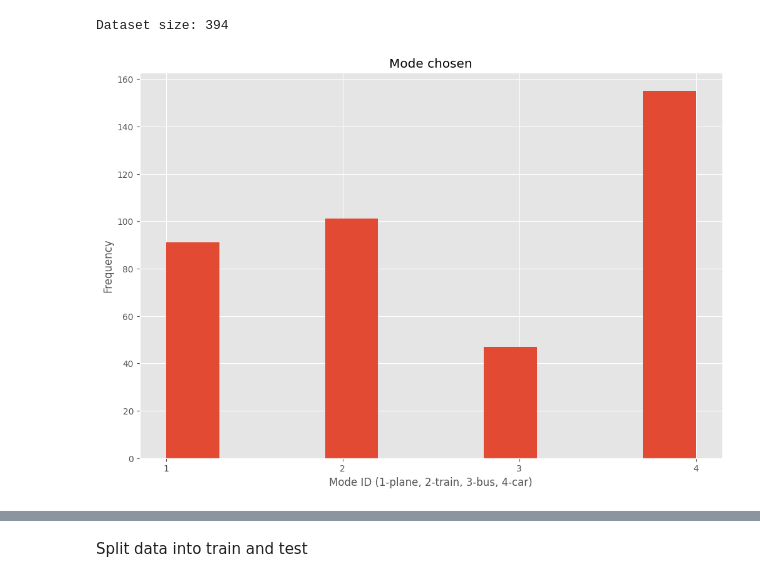
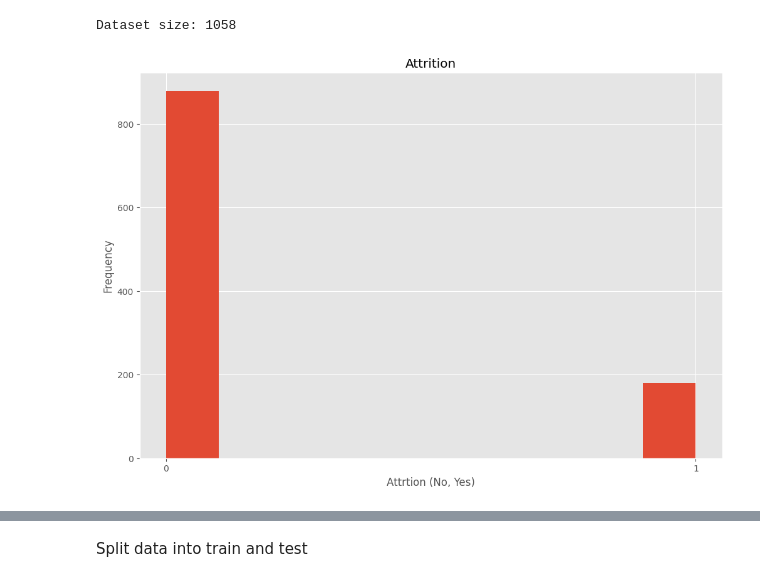
Before and after one commit to annemollelsborg/pgm_binary_log_reg, a Jupyter notebook: example.ipynb, the cells around one changed output, grey strips where cells are left out. Cells and saved outputs as stored; diff of their text form; code cells hidden in the pictures.

```diff
--- a/example.ipynb
+++ b/example.ipynb
@@ -34,0 +24,7 @@ df.head()
+# %%
+# load csv
+df = pd.read_csv("train_processed.csv", index_col=0)
+
+# place the attrition column at the end
+df = df[[col for col in df.columns if col != 'Attrition'] + ['Attrition']]
+df.head()
@@ -35,10 +40,10 @@ df.head()
 # %%
 print("Dataset size:", len(df))
-df['mode_chosen'].hist();
-plt.title('Mode chosen')
-plt.xlabel('Mode ID (1-plane, 2-train, 3-bus, 4-car)')
+df['Attrition'].hist();
+plt.title('Attrition')
+plt.xlabel('Attrtion (No, Yes)')
 plt.ylabel('Frequency')
-plt.xticks([1,2,3,4]);
+plt.xticks([0,1]);
 # %% [output]
-Dataset size: 394
+Dataset size: 1058
-[figure, old version]
+[figure, new version]
```
Also changed, not shown: parts of 10 cells of this notebook, 1 other file.
